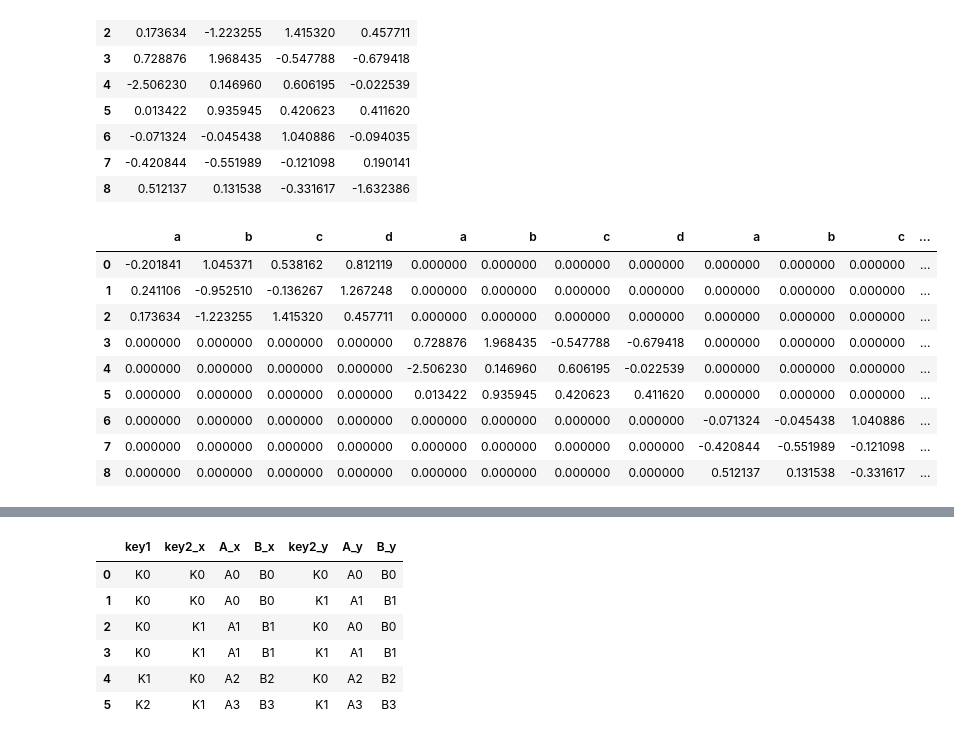
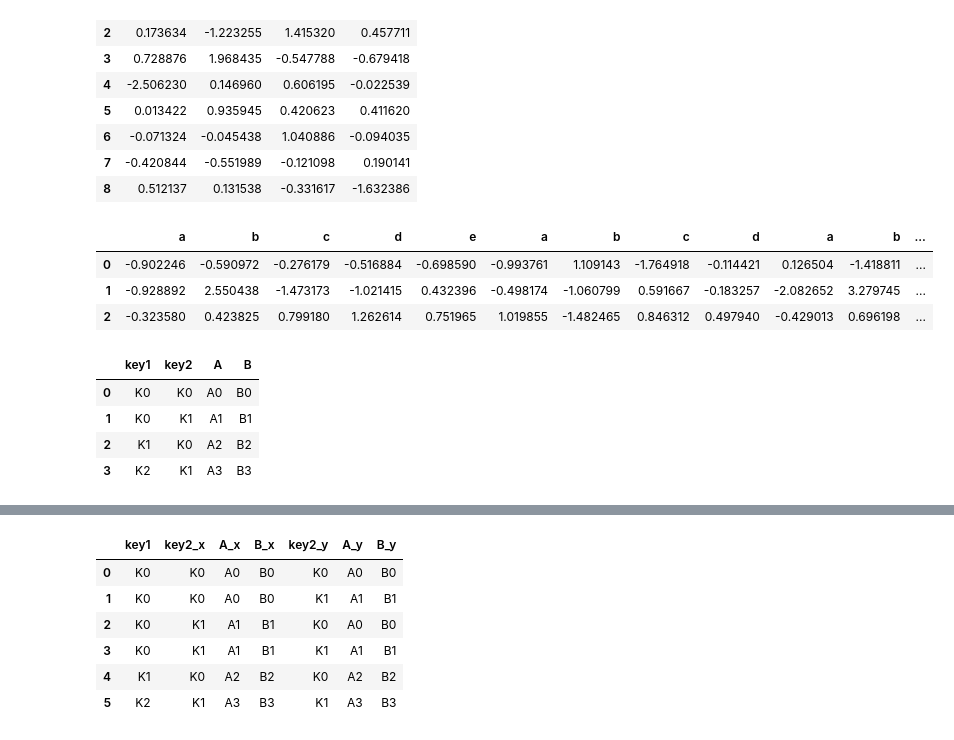
Before and after one commit to sarat-coder/Pandas-Data-Manipulation, a Jupyter notebook: pandas.ipynb, the cells around one changed output, grey strips where cells are left out. Saved outputs shown, nothing was run; the diff lists cells and outputs as text; code cells hidden in the pictures.

```diff
--- a/pandas.ipynb
+++ b/pandas.ipynb
@@ -1068,7 +1193,7 @@ df.groupby('mail_id').describe().T
 |  | 75% | 100.0 | 500.0 | 200.0 |
 |  | max | 100.0 | 500.0 | 200.0 |
 # %%
-arr1=np.random.randn(3,4)
+arr1=np.random.randn(3,5)
 # %%
 arr2=np.random.randn(3,4)
 # %%
@@ -1151,18 +1307,12 @@ pd.concat([df1,df2,df3])
 | 7 | -0.420844 | -0.551989 | -0.121098 | 0.190141 |
 | 8 | 0.512137 | 0.131538 | -0.331617 | -1.632386 |
 # %%
-pd.concat([df1,df2,df3],axis=1).fillna(0)
+pd.concat([df1,df2,df3],axis=1)
 # %% [output]
-|  | a | b | c | d | a | b | c | d | a | b | c | ... |
-| 0 | -0.201841 | 1.045371 | 0.538162 | 0.812119 | 0.000000 | 0.000000 | 0.000000 | 0.000000 | 0.000000 | 0.000000 | 0.000000 | ... |
-| 1 | 0.241106 | -0.952510 | -0.136267 | 1.267248 | 0.000000 | 0.000000 | 0.000000 | 0.000000 | 0.000000 | 0.000000 | 0.000000 | ... |
-| 2 | 0.173634 | -1.223255 | 1.415320 | 0.457711 | 0.000000 | 0.000000 | 0.000000 | 0.000000 | 0.000000 | 0.000000 | 0.000000 | ... |
-| 3 | 0.000000 | 0.000000 | 0.000000 | 0.000000 | 0.728876 | 1.968435 | -0.547788 | -0.679418 | 0.000000 | 0.000000 | 0.000000 | ... |
-| 4 | 0.000000 | 0.000000 | 0.000000 | 0.000000 | -2.506230 | 0.146960 | 0.606195 | -0.022539 | 0.000000 | 0.000000 | 0.000000 | ... |
-| 5 | 0.000000 | 0.000000 | 0.000000 | 0.000000 | 0.013422 | 0.935945 | 0.420623 | 0.411620 | 0.000000 | 0.000000 | 0.000000 | ... |
-| 6 | 0.000000 | 0.000000 | 0.000000 | 0.000000 | 0.000000 | 0.000000 | 0.000000 | 0.000000 | -0.071324 | -0.045438 | 1.040886 | ... |
-| 7 | 0.000000 | 0.000000 | 0.000000 | 0.000000 | 0.000000 | 0.000000 | 0.000000 | 0.000000 | -0.420844 | -0.551989 | -0.121098 | ... |
-| 8 | 0.000000 | 0.000000 | 0.000000 | 0.000000 | 0.000000 | 0.000000 | 0.000000 | 0.000000 | 0.512137 | 0.131538 | -0.331617 | ... |
+|  | a | b | c | d | e | a | b | c | d | a | b | ... |
+| 0 | -0.902246 | -0.590972 | -0.276179 | -0.516884 | -0.698590 | -0.993761 | 1.109143 | -1.764918 | -0.114421 | 0.126504 | -1.418811 | ... |
+| 1 | -0.928892 | 2.550438 | -1.473173 | -1.021415 | 0.432396 | -0.498174 | -1.060799 | 0.591667 | -0.183257 | -2.082652 | 3.279745 | ... |
+| 2 | -0.323580 | 0.423825 | 0.799180 | 1.262614 | 0.751965 | 1.019855 | -1.482465 | 0.846312 | 0.497940 | -0.429013 | 0.696198 | ... |
 # %%
 # Merge
 # %%
@@ -1175,3 +1325,11 @@ df2 = pd.DataFrame({'key1': ['K0', 'K1', 'K1', 'K2'],
                                'key2': ['K0', 'K0', 'K0', 'K0'],
                                   'C': ['C0', 'C1', 'C2', 'C3'],
                                   'D': ['D0', 'D1', 'D2', 'D3']})
+# %%
+df1
+# %% [output]
+|  | key1 | key2 | A | B |
+| 0 | K0 | K0 | A0 | B0 |
+| 1 | K0 | K1 | A1 | B1 |
+| 2 | K1 | K0 | A2 | B2 |
+| 3 | K2 | K1 | A3 | B3 |
```
Also changed, not shown: parts of 84 cells of this notebook.
